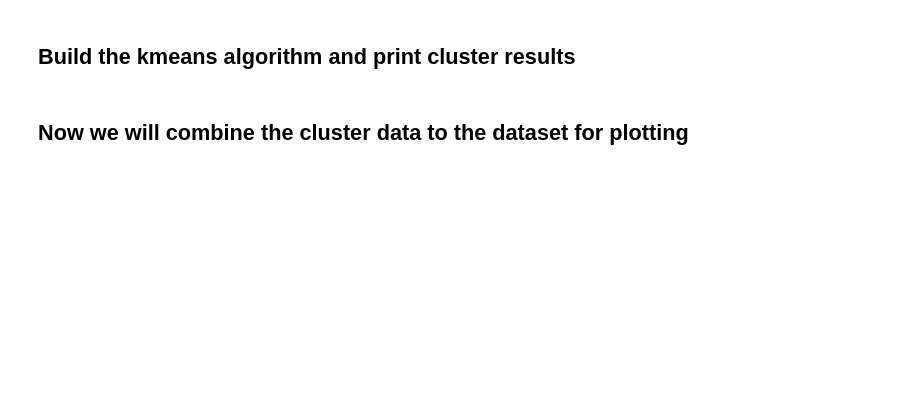
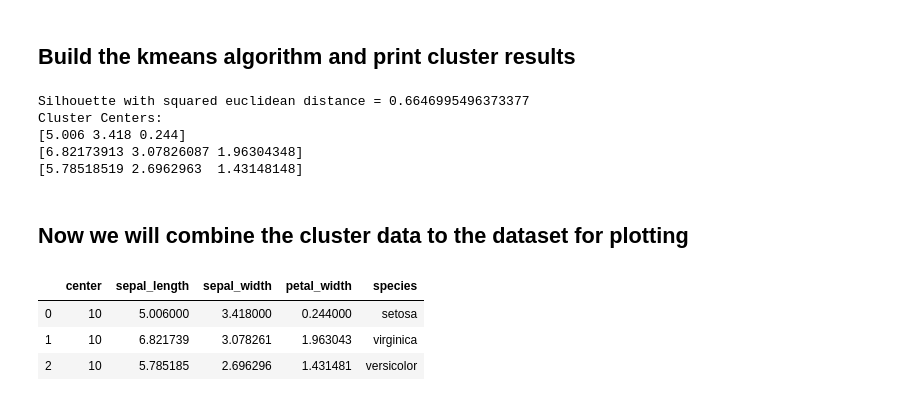
Before and after one commit to splicemachine/jupyter-notebooks, a Jupyter notebook: cloud_notebooks/7. Machine Learning/7.1 KMeans.ipynb, the cells around one changed output. Drawn from its saved outputs; the diff is of its cells as text; code cells hidden in the pictures; blank space fills up the shorter version.

Commit message:
kmeans working in scala

```diff
--- a/cloud_notebooks/7. Machine Learning/7.1 KMeans.ipynb
+++ b/cloud_notebooks/7. Machine Learning/7.1 KMeans.ipynb
@@ -75,21 +48,0 @@ SparkSession.builder()
-# %%
-%%scala
-import org.apache.spark.{SparkConf, SparkContext}
-import org.apache.spark.mllib.clustering.{KMeans, KMeansModel}
-import org.apache.spark.mllib.linalg.Vectors
-
-//Grabbing data and parsing to vectors
-
-val data = sc.textFile("s3a://splice-demo/sample_kmeans_data.txt")
-val formatted =  data.map(s => s.split(" "))
-val parsedData = formatted.map(s => Vectors.dense(s))
-val rddData = sc.parallelize(parsedData)
-
-//Clustering data into 3 groups
-val K = 4
-val maxIterations = 5000
-val clusters = KMeans.train(rddData, K, maxIterations)
-
-//Compute cost Within Set Sum of Squared Errors
-val WSSSE = clusters.computeCost(rddData)
-println("Within Set Sum of Squared Errors: " + WSSSE)
@@ -139,20 +329,31 @@ centers = model.clusterCenters()
 print("Cluster Centers: ")
 for center in centers:
     print(center)
+# %% [output]
+Silhouette with squared euclidean distance = 0.6646995496373377
+Cluster Centers:
+[5.006 3.418 0.244]
+[6.82173913 3.07826087 1.96304348]
+[5.78518519 2.6962963  1.43148148]
 # %% [markdown]
 ## Now we will combine the cluster data to the dataset for plotting
 # %%
 import pandas as pd
 centers = []
 for center in model.clusterCenters():
     centers.append(center)
 # Match the schema of the centers dataframe to the predictions dataframe
-cents = pd.DataFrame(centers,columns=['sepal_length','sepal_width','petal_width']).sort_values('petal_width')
+cents = pd.DataFrame(centers,columns=['sepal_length','sepal_width','petal_width'])
 # The 3 labels we are trying to cluster on
-cents['species'] = ['setosa','versicolor','virginica']
+cents['species'] = ['setosa','virginica','versicolor']
 # Add a column with the value 10 to all cluster center datapoints. This is for plotting purposes
 cents.insert(0,'center',[10]*len(cents))
 cents
+# %% [output]
+|  | center | sepal_length | sepal_width | petal_width | species |
+| 0 | 10 | 5.006000 | 3.418000 | 0.244000 | setosa |
+| 1 | 10 | 6.821739 | 3.078261 | 1.963043 | virginica |
+| 2 | 10 | 5.785185 | 2.696296 | 1.431481 | versicolor |
 # %%
 # Add the center datapoints to the predictions dataframe
 preds = predictions.toPandas()
```
Also changed, not shown: parts of 19 cells of this notebook.
